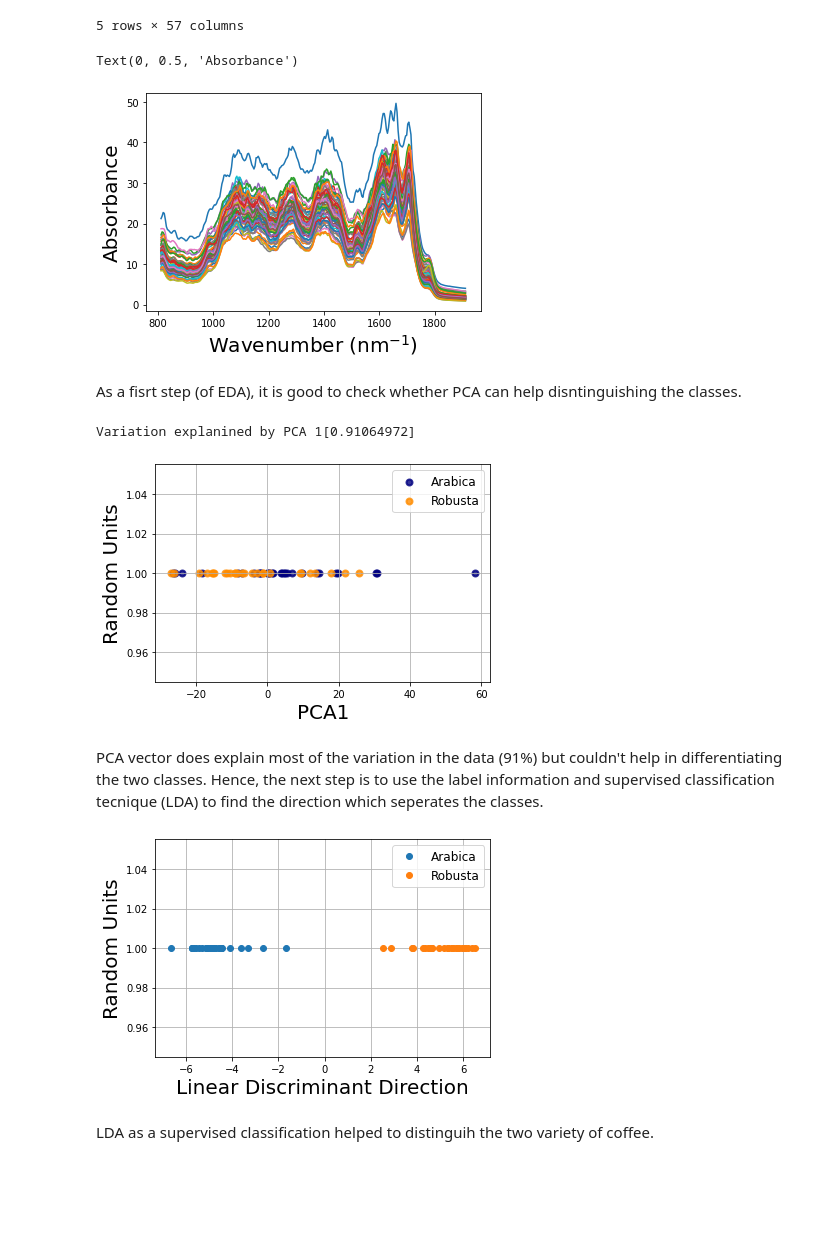
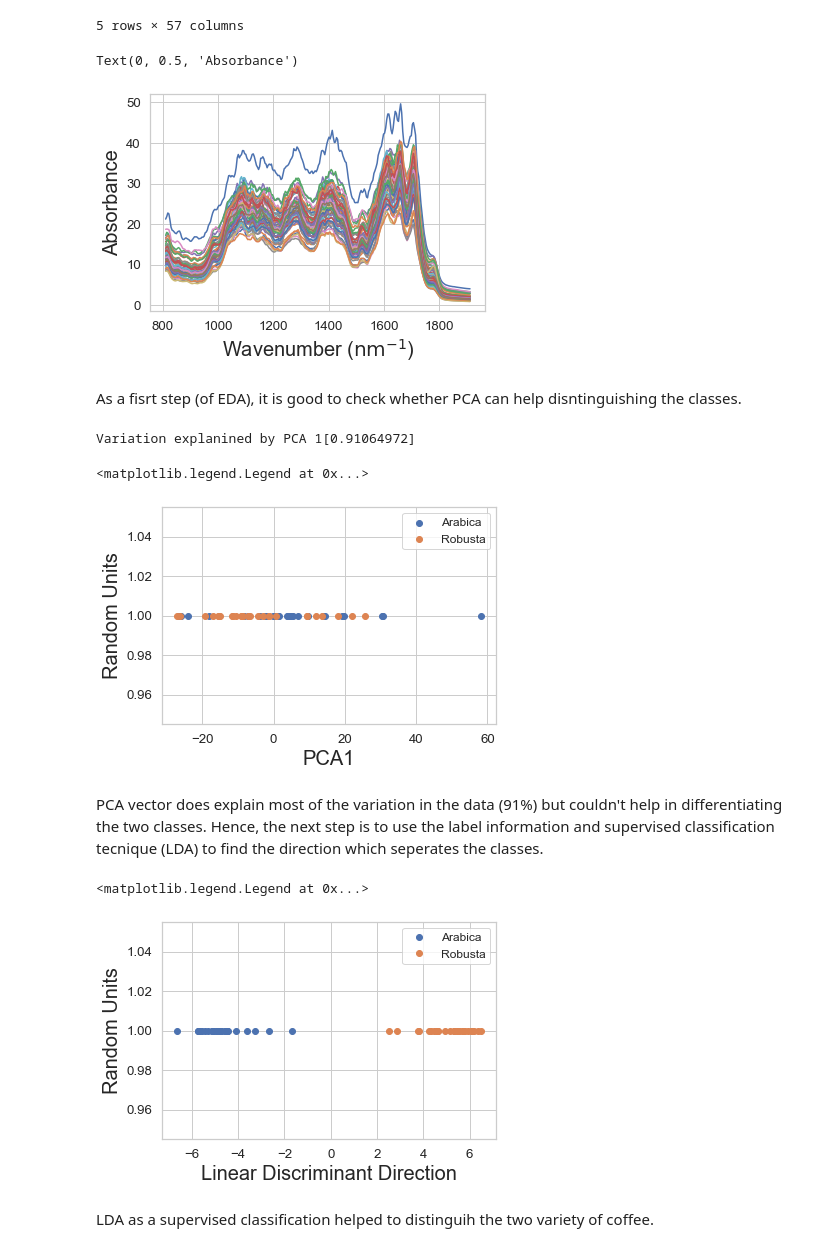
Before and after one commit to akasharora123/Chemometrics, a Jupyter notebook: coffee.ipynb, the cells around one changed output. Cells and saved outputs as stored; diff of their text form; code cells hidden in the pictures; blank space fills up the shorter version.

```diff
--- a/coffee.ipynb
+++ b/coffee.ipynb
@@ -1,6 +1,6 @@
 # %%
 """
-Importing modulus
+Importing modules
 """
 
 import numpy as np
@@ -14,6 +14,7 @@ from sklearn.discriminant_analysis import LinearDiscriminantAnalysis as LDA
 from sklearn.neighbors import KNeighborsClassifier as KNN
 from sklearn.neighbors import NeighborhoodComponentsAnalysis as NCA
 %matplotlib inline
+sns.set_style('whitegrid')
 # %%
 # Multi-level keys dataframe
 df = pd.read_csv('FTIR_Spectra_instant_coffee.csv', header=[0,1,2])
@@ -40,7 +41,7 @@ ax1.set_xlabel('Wavenumber ($\mathrm{nm}^{-1}$)', fontsize=20)
 ax1.set_ylabel('Absorbance', fontsize = 20)
 # %% [output]
 Text(0, 0.5, 'Absorbance')
-[figure, old version]
+[figure, new version]
 # %%
 # Transposing to arrange as N_samples x N_features
 df.reset_index(drop=True, inplace=True)
@@ -59,21 +60,19 @@ X_pca = pca.fit_transform(x)
 print('Variation explanined by PCA 1{:}'.format(pca.explained_variance_ratio_))
 
 fig, ax = plt.subplots()
-colors = ['navy', 'darkorange']
 variety_names = ['Arabica','Robusta']
 lw = 2
 x_dum = np.ones(len(Y))
 for color, variety in zip(colors, variety_names):
-    plt.scatter(X_pca[Y == variety, 0], x_dum[Y == variety], color=color, alpha=.8, lw=lw,
-                label=variety)
+    plt.scatter(X_pca[Y == variety, 0], x_dum[Y == variety], label=variety)
 
 ax.set_xlabel('PCA1', fontsize=20)
 ax.set_ylabel('Random Units', fontsize = 20)
 ax.legend(fontsize=12)
-ax.grid()
 # %% [output]
 Variation explanined by PCA 1[0.91064972]
+<matplotlib.legend.Legend at 0x...>
-[figure, old version]
+[figure, new version]
 # %% [markdown]
 PCA vector does explain most of the variation in the data (91%) but couldn't help in differentiating the two classes. Hence, the next step is to use the label information and supervised classification tecnique (LDA) to find the direction which seperates the classes.
 # %%
@@ -86,15 +85,15 @@ results = pd.DataFrame(data={'LDA': lda_comp.ravel(),'Variety': Y})
 # %%
 fig, ax2 = plt.subplots()
 for key, group in results.groupby(['Variety']):
     ax2.plot(group['LDA'],   np.ones(len(group)), 'o', label=key)
 
 
 ax2.set_xlabel('Linear Discriminant Direction', fontsize=20)
 ax2.set_ylabel('Random Units', fontsize = 20)
 ax2.legend(fontsize=12)
-ax2.grid()
 # %% [output]
+<matplotlib.legend.Legend at 0x...>
-[figure, old version]
+[figure, new version]
 # %% [markdown]
 LDA as a supervised classification helped to distinguih the two variety of coffee.
 # %%
```
Also changed, not shown: 1 other file.
